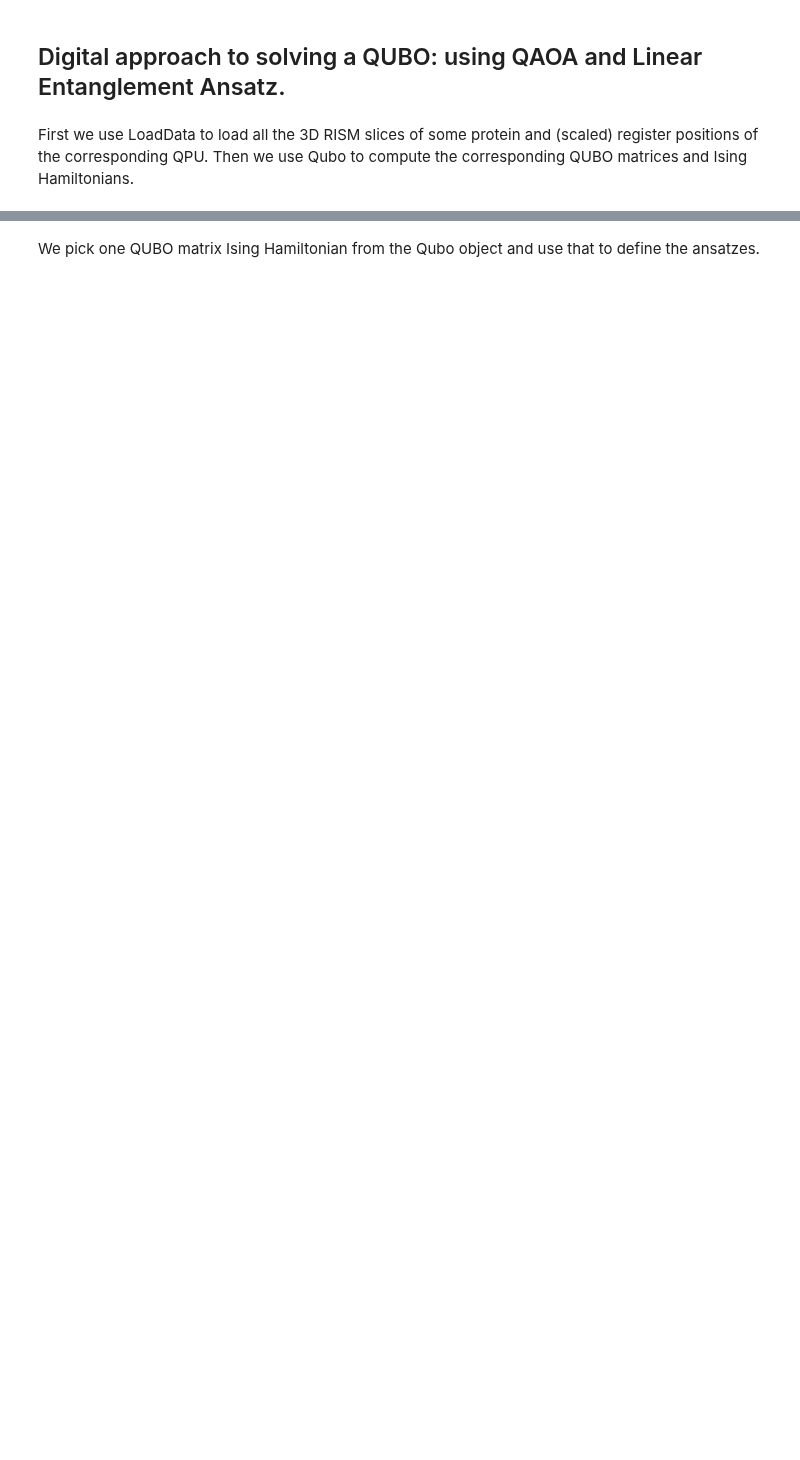
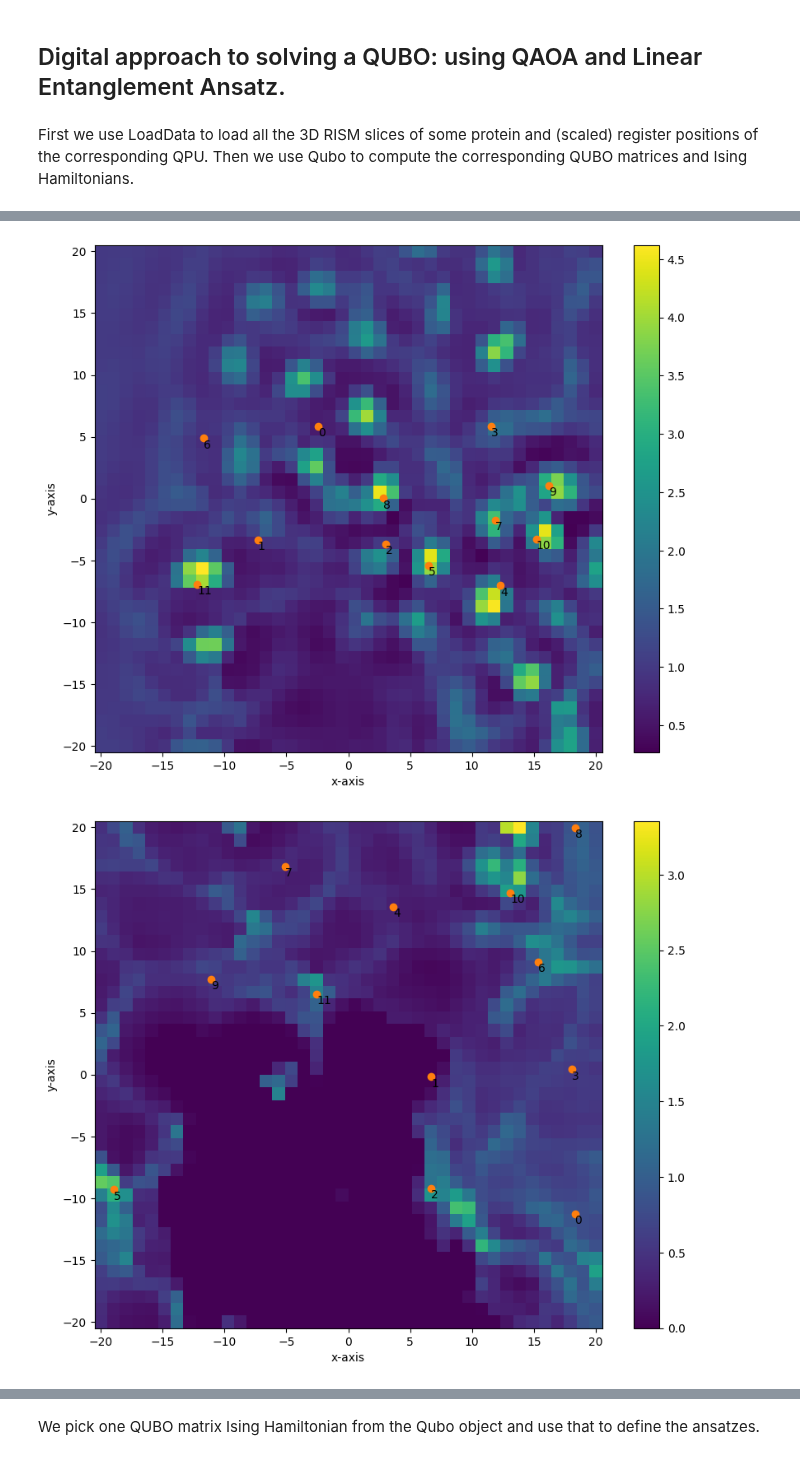
Before and after one commit to unitaryfund/aquapointer, a Jupyter notebook: notebooks/digital_demo.ipynb, the cells around one changed output, grey strips where cells are left out. Drawn from its saved outputs; the diff is of its cells as text; code cells hidden in the pictures; blank space fills up the shorter version.

```diff
--- a/notebooks/digital_demo.ipynb
+++ b/notebooks/digital_demo.ipynb
@@ -15,6 +19,35 @@ from qiskit.circuit.library import QAOAAnsatz, TwoLocal
 from qiskit.primitives import BackendSampler
 from qiskit import transpile
 from qiskit_aer import AerSimulator
+# %%
+def get_rescaled_register_positions(densities):
+    estimated_variance = 30
+    estimated_amplitude = 3
+
+    origin = (-20, -20)
+    length = 40
+    npoints = len(densities[0])
+    canvas = DensityCanvas(
+        origin=origin,
+        length_x=length,
+        length_y=length,
+        npoints_x=npoints,
+        npoints_y=npoints,
+    )
+    rescaled_positions = []
+    for density in densities:
+        canvas.set_density_from_slice(density)
+        canvas.set_poisson_disk_lattice(spacing=(2, 10))
+        # canvas.set_rectangular_lattice(num_x=8, num_y=8, spacing=4)
+        _ = canvas.calculate_pubo_coefficients(
+                p = 2, #order of the PUBO, p=2 effectively creates a QUBO
+                params = [estimated_amplitude, estimated_variance]
+            )
+        canvas.force_lattice_size(12)
+        canvas.draw(draw_lattice=True)
+        rescaled_positions.append(canvas._lattice._coords)
+
+    return rescaled_positions
 # %% [markdown]
 First we use LoadData to load all the 3D RISM slices of some protein and (scaled) register positions of the corresponding QPU. Then we use Qubo to compute the corresponding QUBO matrices and Ising Hamiltonians.
 # %%
@@ -25,0 +86,7 @@ q = Qubo(ld.densities, ld.rescaled_register_positions)
+# %%
+rescaled_register_positions = get_rescaled_register_positions(cropped_densities)
+
+q = Qubo(cropped_densities, rescaled_register_positions)
+# %% [output]
+[figure, added]
+[figure, added]
```
Also changed, not shown: parts of 9 cells of this notebook.
